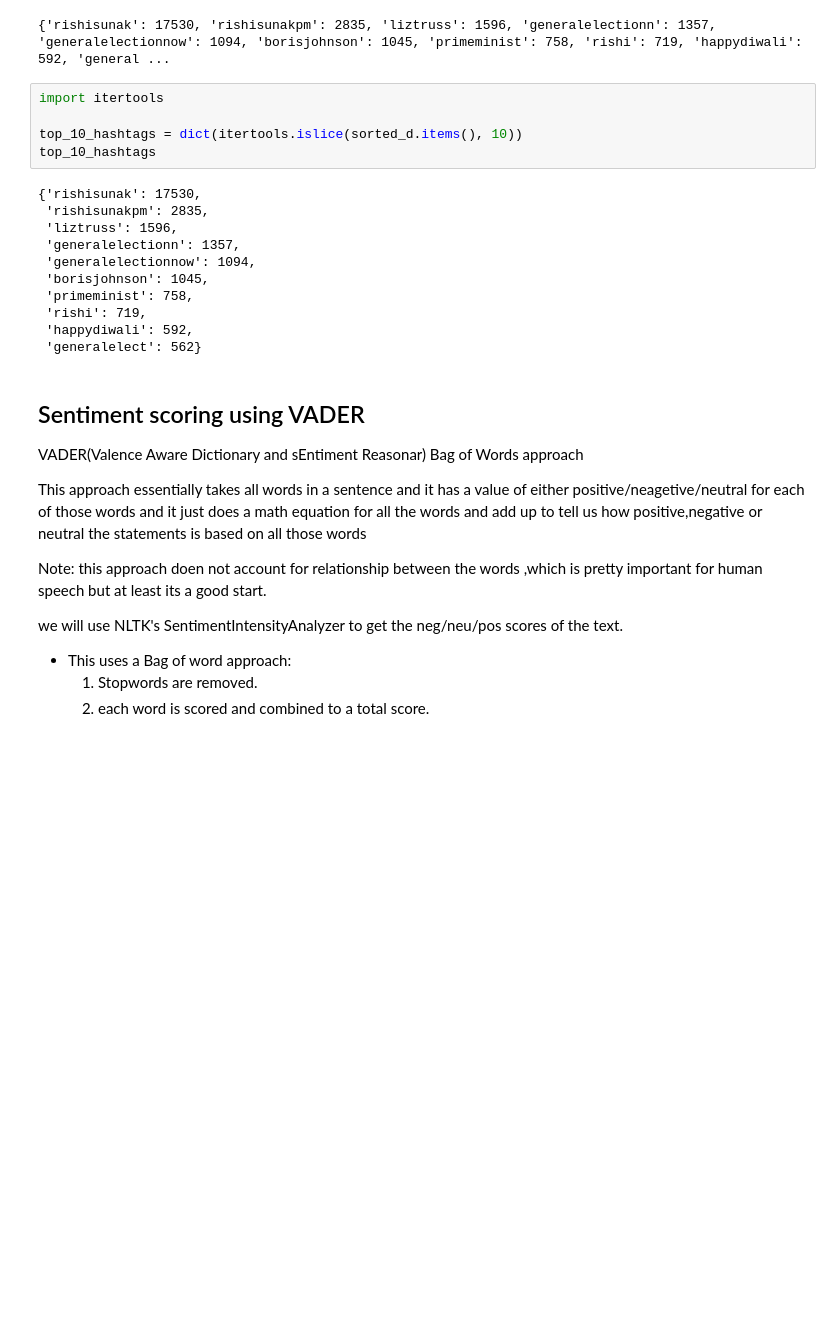
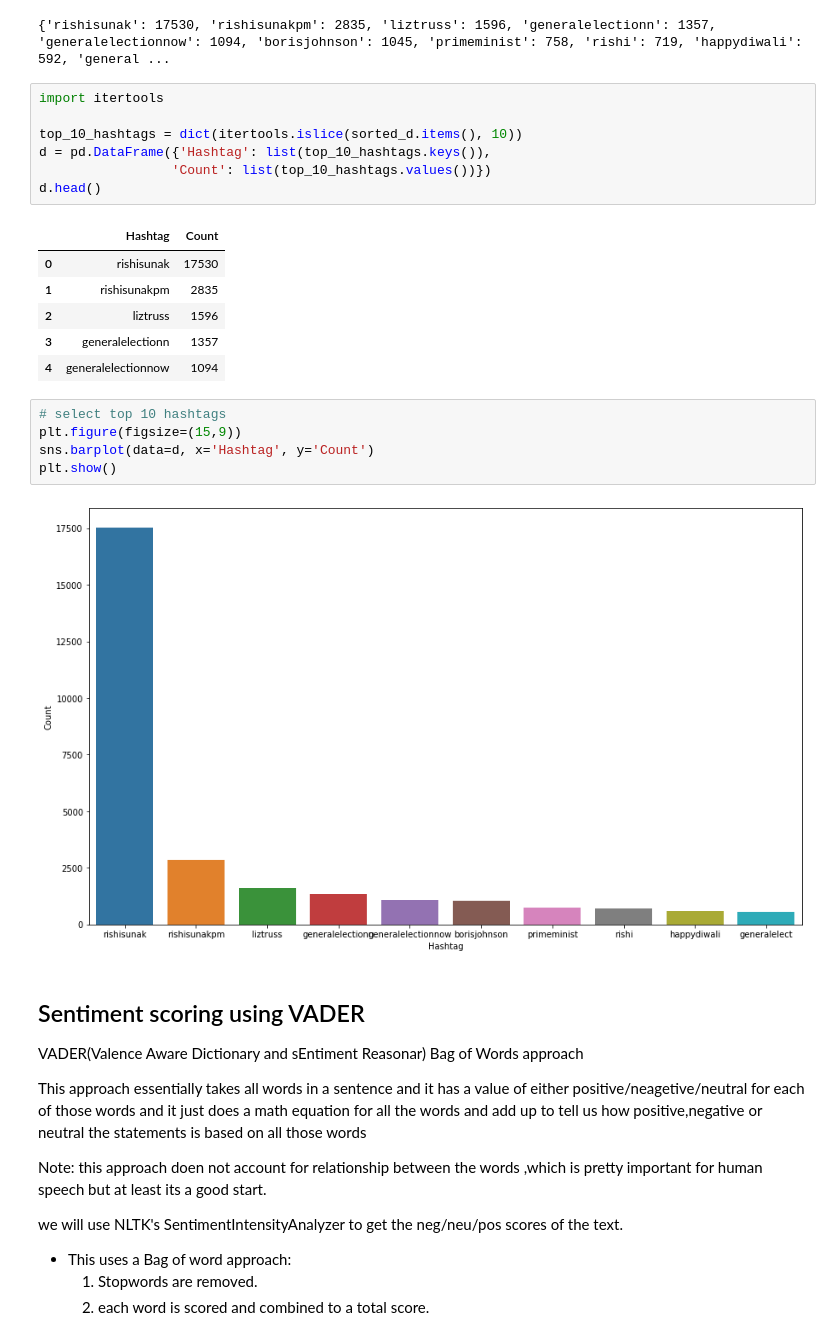
Before and after one commit to MANISH-KUMAR-CODES/UK_Prime_Minister_Rishi_Sunak-_Twitter_Sentiment_Analysis, a Jupyter notebook: UK_Prime_Minister_Rishi_Sunak__Twitter_Sentiment_Analysis.ipynb, the cells around one changed output. Cells and saved outputs as stored; diff of their text form; blank space fills up the shorter version.

```diff
--- a/UK_Prime_Minister_Rishi_Sunak__Twitter_Sentiment_Analysis.ipynb
+++ b/UK_Prime_Minister_Rishi_Sunak__Twitter_Sentiment_Analysis.ipynb
@@ -473,18 +507,23 @@ print(sorted_d)
 import itertools
 
 top_10_hashtags = dict(itertools.islice(sorted_d.items(), 10))
-top_10_hashtags
+d = pd.DataFrame({'Hashtag': list(top_10_hashtags.keys()),
+                 'Count': list(top_10_hashtags.values())})
+d.head()
 # %% [output]
-{'rishisunak': 17530,
- 'rishisunakpm': 2835,
- 'liztruss': 1596,
- 'generalelectionn': 1357,
- 'generalelectionnow': 1094,
- 'borisjohnson': 1045,
- 'primeminist': 758,
- 'rishi': 719,
- 'happydiwali': 592,
- 'generalelect': 562}
+|  | Hashtag | Count |
+| 0 | rishisunak | 17530 |
+| 1 | rishisunakpm | 2835 |
+| 2 | liztruss | 1596 |
+| 3 | generalelectionn | 1357 |
+| 4 | generalelectionnow | 1094 |
+# %%
+# select top 10 hashtags
+plt.figure(figsize=(15,9))
+sns.barplot(data=d, x='Hashtag', y='Count')
+plt.show()
+# %% [output]
+[figure, added]
 # %% [markdown]
 ## Sentiment scoring using VADER
 
```
Also changed, not shown: parts of 18 cells of this notebook.
